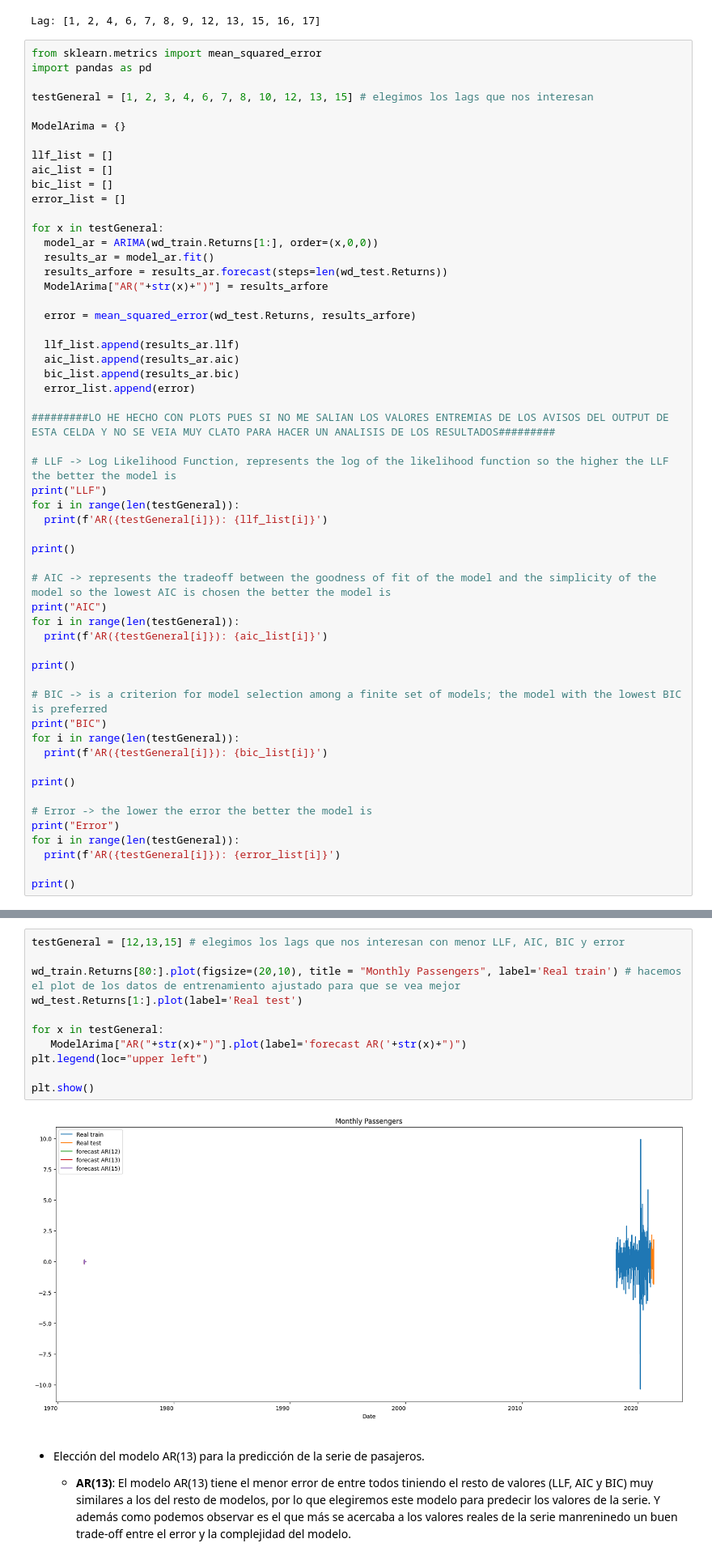
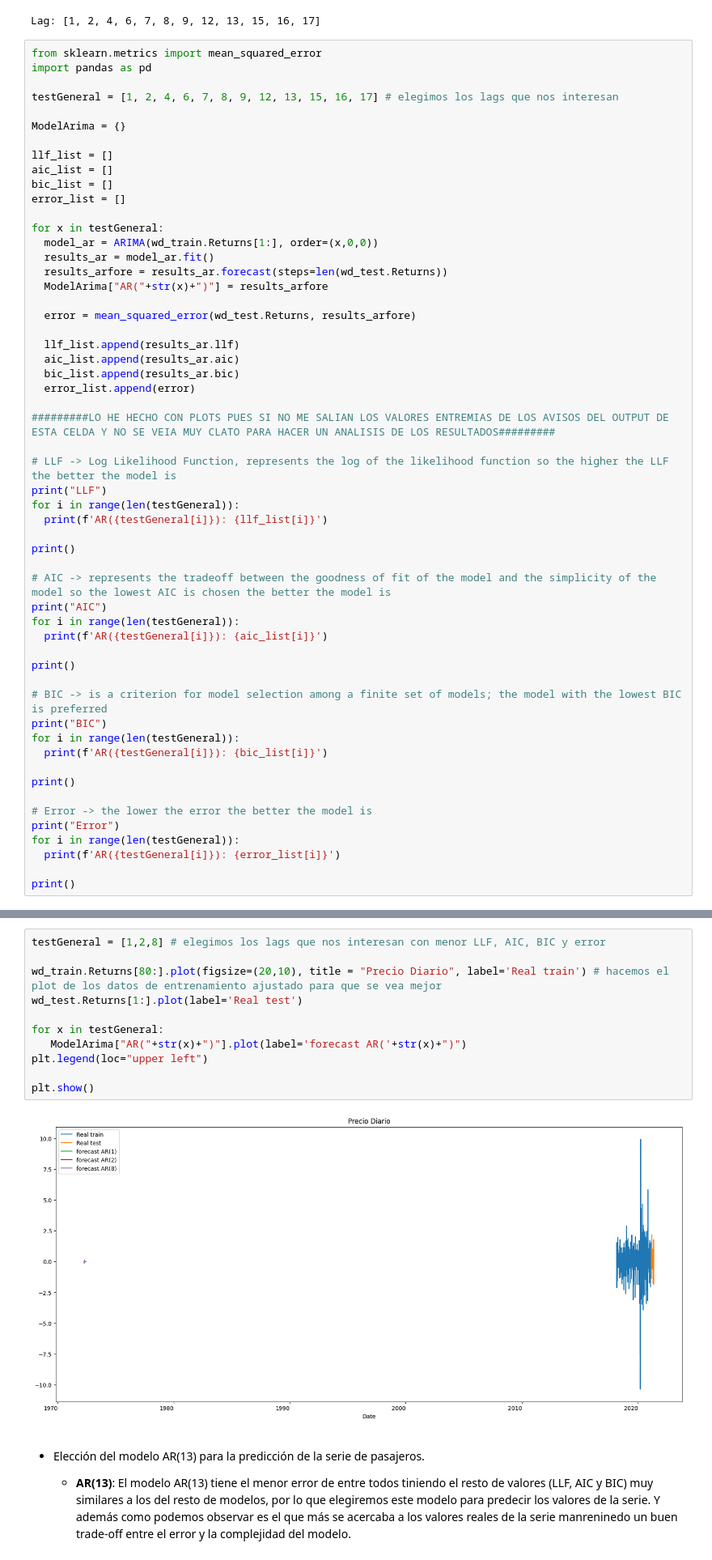
Before and after one commit to AlejandroPqLz/StockPrediction, a Jupyter notebook: DCDC_PrácticaFinal_Predicción de Stock.ipynb, the cells around one changed output, grey strips where cells are left out. Shown at 81% size. Cells and saved outputs as stored; diff of their text form.

```diff
--- a/DCDC_PrácticaFinal_Predicción de Stock.ipynb
+++ b/DCDC_PrácticaFinal_Predicción de Stock.ipynb
@@ -343,7 +343,7 @@ Lag: [1, 2, 4, 6, 7, 8, 9, 12, 13, 15, 16, 17]
 from sklearn.metrics import mean_squared_error
 import pandas as pd
 
-testGeneral = [1, 2, 3, 4, 6, 7, 8, 10, 12, 13, 15] # elegimos los lags que nos interesan
+testGeneral = [1, 2, 4, 6, 7, 8, 9, 12, 13, 15, 16, 17] # elegimos los lags que nos interesan
 
 ModelArima = {}
 
@@ -417,16 +417,16 @@ AR(15): 0.5743145952619949
 # %%
-testGeneral = [12,13,15] # elegimos los lags que nos interesan con menor LLF, AIC, BIC y error
+testGeneral = [1,2,8] # elegimos los lags que nos interesan con menor LLF, AIC, BIC y error
 
-wd_train.Returns[80:].plot(figsize=(20,10), title = "Monthly Passengers", label='Real train') # hacemos el plot de los datos de entrenamiento ajustado para que se vea mejor
+wd_train.Returns[80:].plot(figsize=(20,10), title = "Precio Diario", label='Real train') # hacemos el plot de los datos de entrenamiento ajustado para que se vea mejor
 wd_test.Returns[1:].plot(label='Real test')
 
 for x in testGeneral:
    ModelArima["AR("+str(x)+")"].plot(label='forecast AR('+str(x)+")")
 plt.legend(loc="upper left")
 
 plt.show()
 # %% [output]
-[figure, old version]
+[figure, new version]
 # %% [markdown]
 - Elección del modelo AR(13) para la predicción de la serie de pasajeros.
 
```
Also changed, not shown: parts of 4 cells of this notebook.
